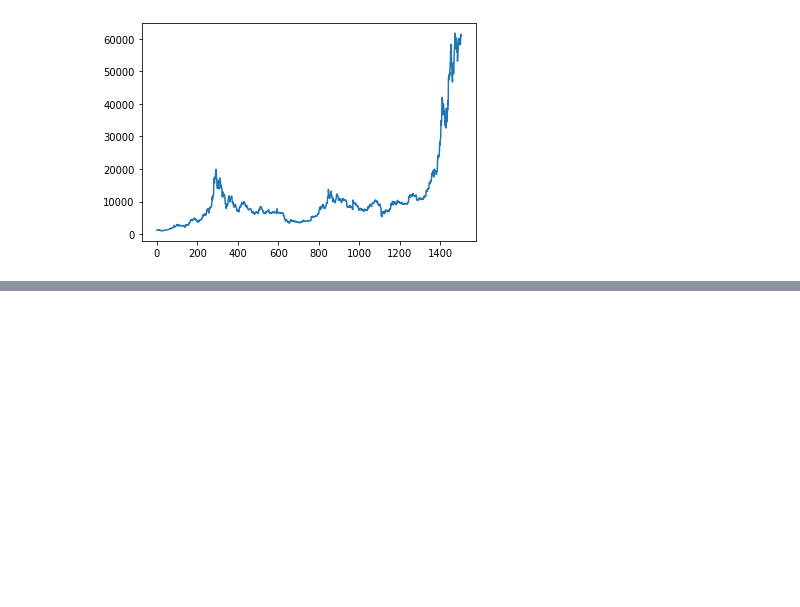
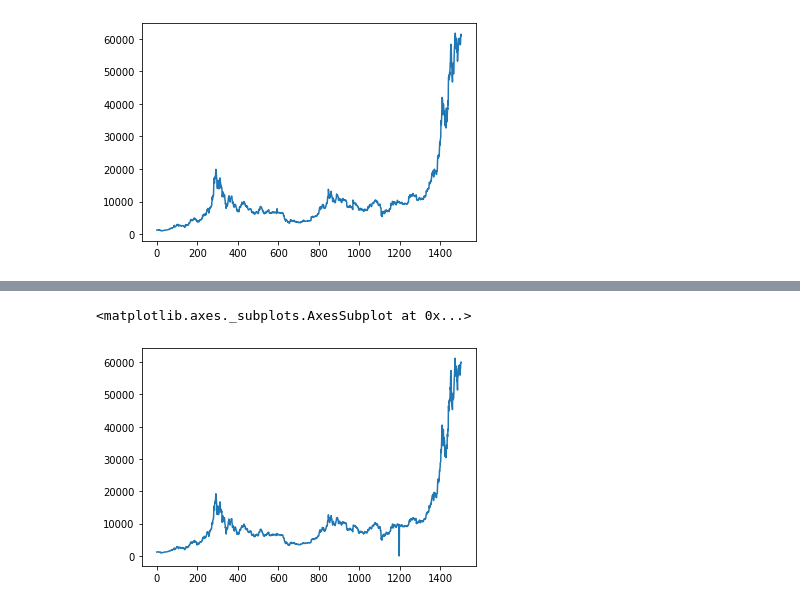
Before and after one commit to QAtester-MM/-----------------------------, a Jupyter notebook: Crypto_BTC.ipynb, the cells around one changed output, grey strips where cells are left out. Saved outputs shown, nothing was run; the diff lists cells and outputs as text; code cells hidden in the pictures; blank space fills up the shorter version.

```diff
--- a/Crypto_BTC.ipynb
+++ b/Crypto_BTC.ipynb
@@ -69,0 +85,5 @@ bitcoin["high"].plot()
+# %%
+(bitcoin["Volume USD"] / bitcoin["Volume BTC"]).plot()
+# %% [output]
+<matplotlib.axes._subplots.AxesSubplot at 0x...>
+[figure, added]
```
Also changed, not shown: parts of 27 cells of this notebook.
